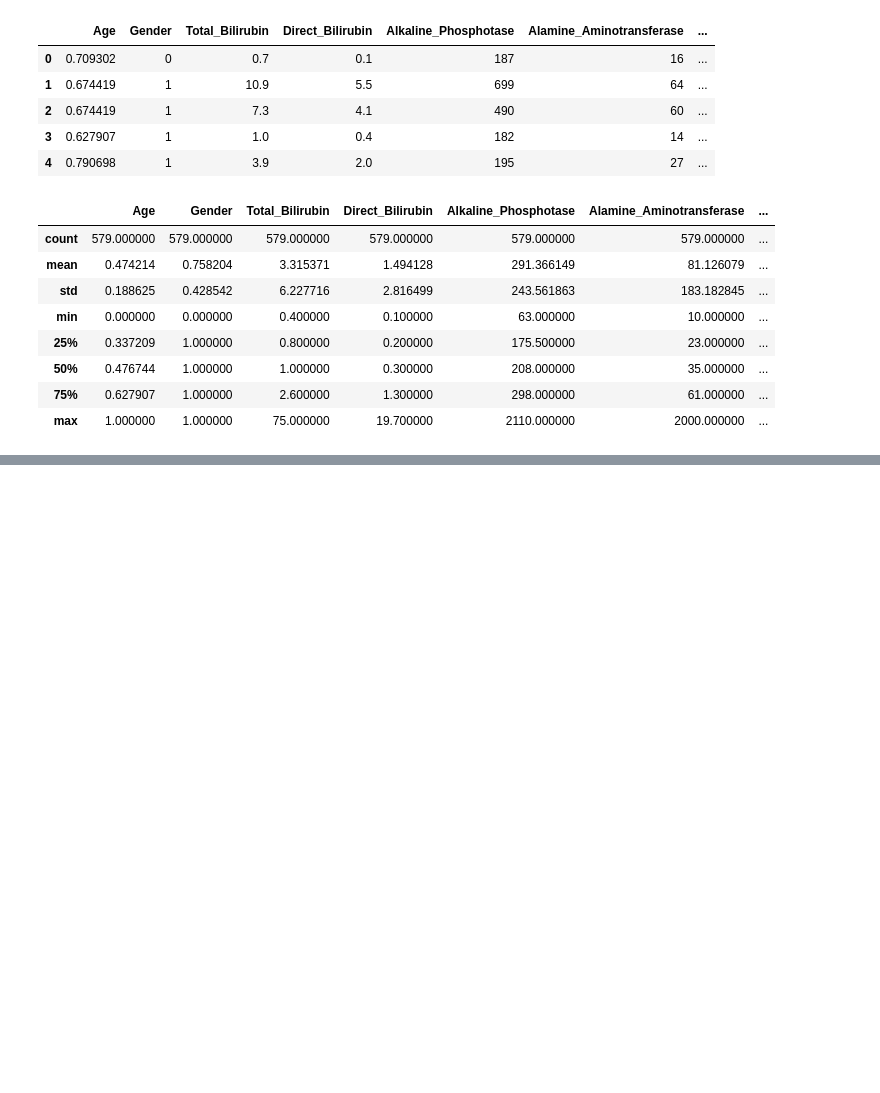
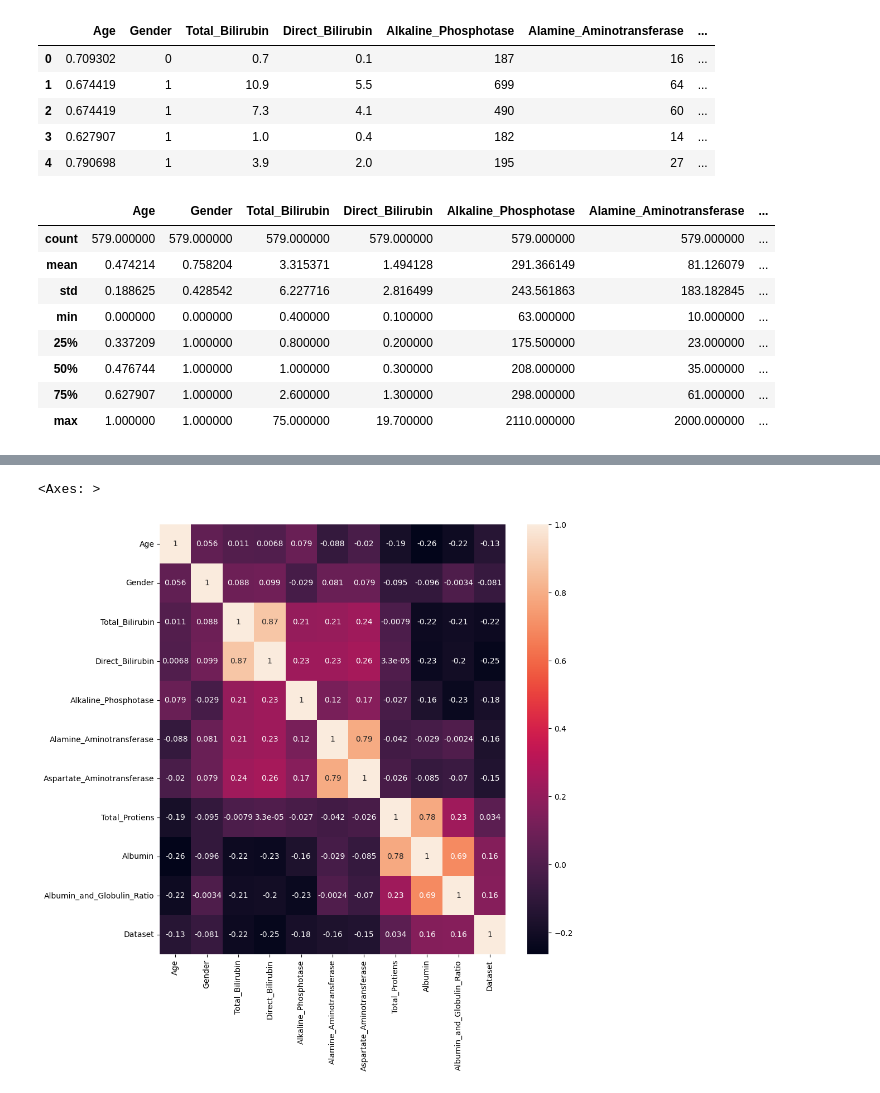
Before and after one commit to KanishkThamman/Binary-Classification-Indian-Liver-Patient-Records, a Jupyter notebook: Indian Liver Patient Records.ipynb, the cells around one changed output, grey strips where cells are left out. Drawn from its saved outputs; the diff is of its cells as text; code cells hidden in the pictures; blank space fills up the shorter version.

```diff
--- a/Indian Liver Patient Records.ipynb
+++ b/Indian Liver Patient Records.ipynb
@@ -184,0 +221,9 @@ grid.best_params_
+# %%
+# yaaa lets try removing some features
+
+# first lets see which features are corralated
+plt.figure(figsize=(10,10))
+sns.heatmap(df.corr(numeric_only=True), annot=True)
+# %% [output]
+<Axes: >
+[figure, added]
```
Also changed, not shown: parts of 11 cells of this notebook.
